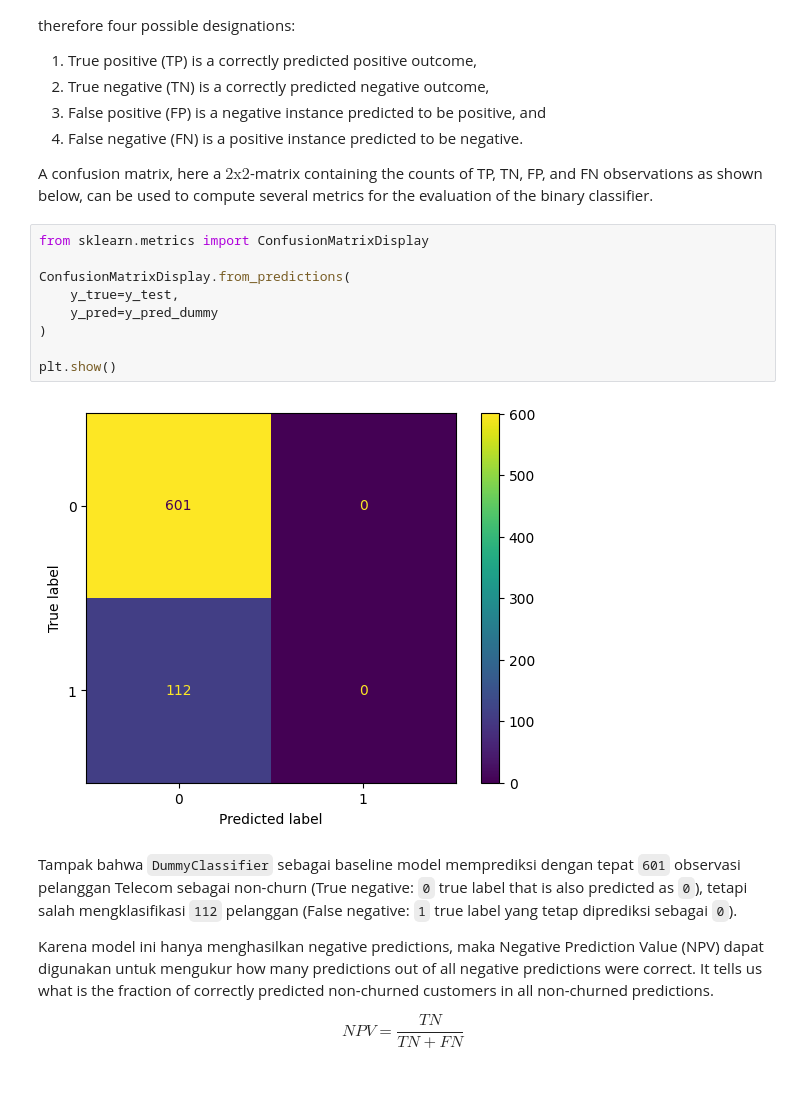
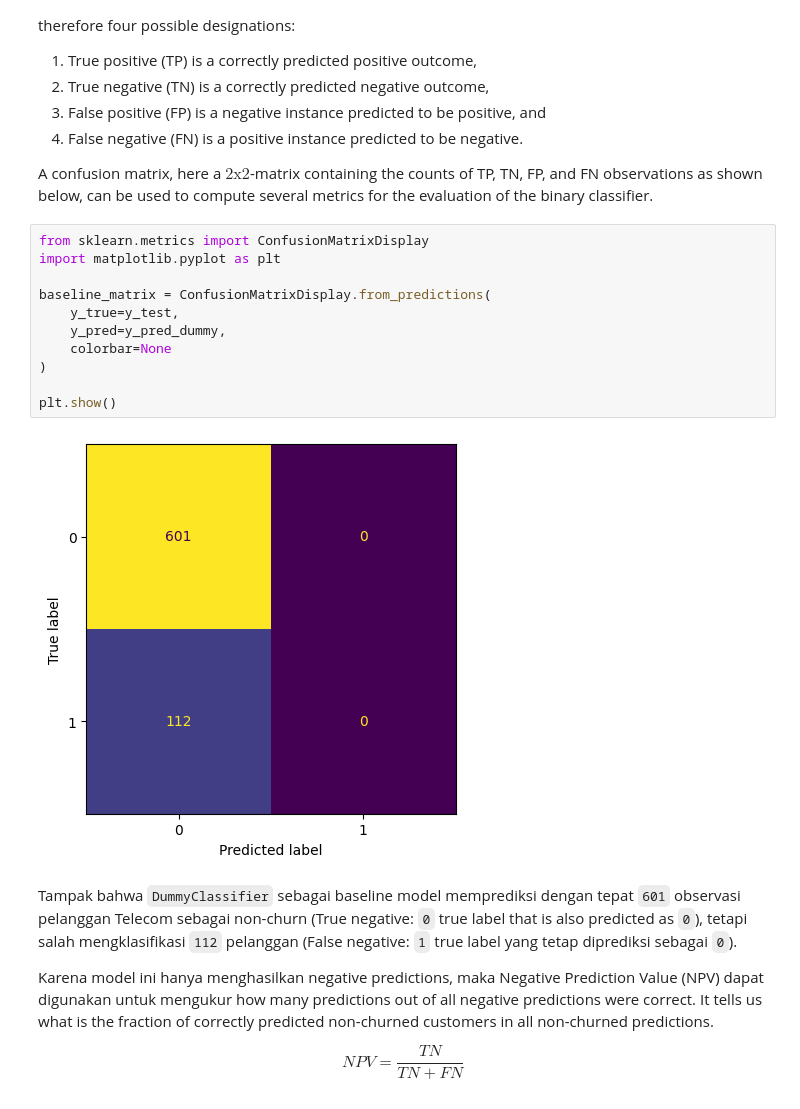
Before and after one commit to garudapaksi-yusuf/Iranian_Telecom_Churn, a Jupyter notebook: notebook/3. Data Modeling.ipynb, the cells around one changed output. Drawn from its saved outputs; the diff is of its cells as text.

```diff
--- a/notebook/3. Data Modeling.ipynb
+++ b/notebook/3. Data Modeling.ipynb
@@ -343,15 +377,17 @@ In a binary classification task, the instances of data are typically predicted t
 A confusion matrix, here a $ 2 \text{x} 2$-matrix containing the counts of TP, TN, FP, and FN observations as shown below, can be used to compute several metrics for the evaluation of the binary classifier.
 # %%
 from sklearn.metrics import ConfusionMatrixDisplay
+import matplotlib.pyplot as plt
 
-ConfusionMatrixDisplay.from_predictions(
+baseline_matrix = ConfusionMatrixDisplay.from_predictions(
     y_true=y_test,
-    y_pred=y_pred_dummy
+    y_pred=y_pred_dummy,
+    colorbar=None
 )
 
 plt.show()
 # %% [output]
-[figure, old version]
+[figure, new version]
 # %% [markdown]
 Tampak bahwa `DummyClassifier` sebagai baseline model memprediksi dengan tepat `601` observasi pelanggan Telecom sebagai non-churn (True negative: `0` true label that is also predicted as `0`), tetapi salah mengklasifikasi `112` pelanggan (False negative: `1` true label yang tetap diprediksi sebagai `0`).
 
```
Also changed, not shown: parts of 62 cells of this notebook.
